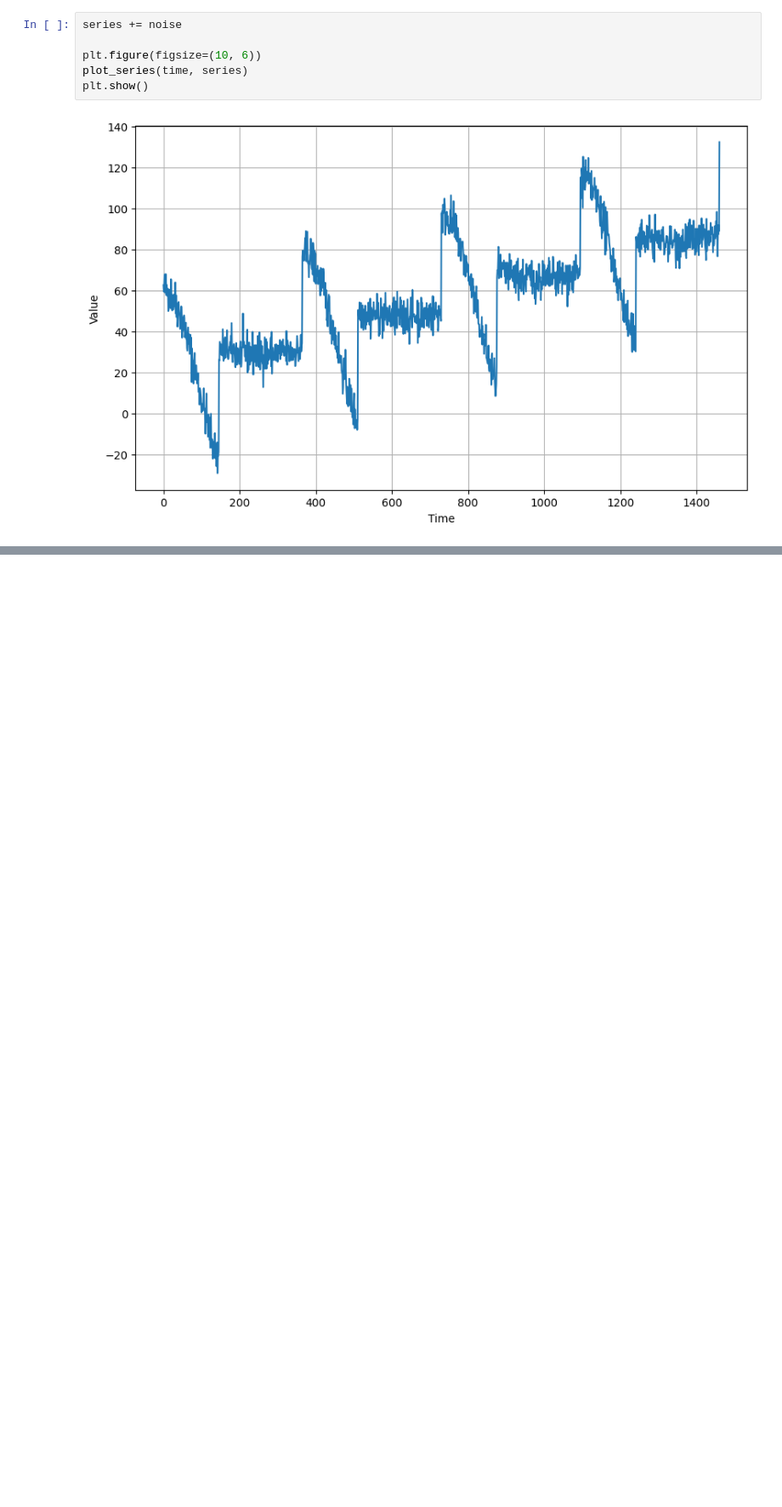
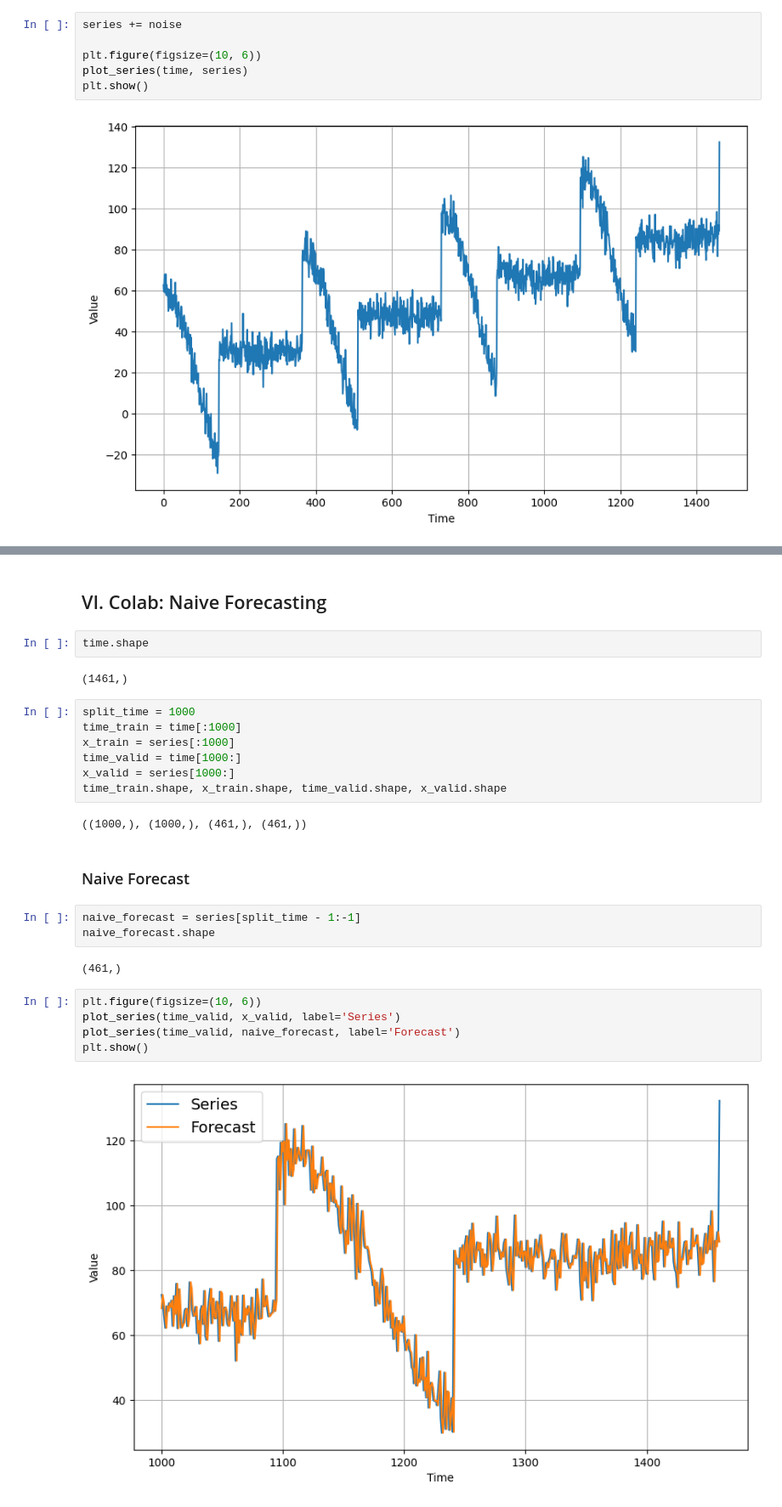
Before and after one commit to sambitmukherjee/handson-ml3-pytorch, a Jupyter notebook: bonus/udacity/Intro_to_TF_for_DL/Lesson_8_A.ipynb, the cells around one changed output, grey strips where cells are left out. Shown: that part at 85% size. Saved outputs shown, nothing was run; the diff lists cells and outputs as text; blank space fills up the shorter version.

Commit message:
Completed till "VIII. Colab: Moving Average and Differencing"

```diff
--- a/bonus/udacity/Intro_to_TF_for_DL/Lesson_8_A.ipynb
+++ b/bonus/udacity/Intro_to_TF_for_DL/Lesson_8_A.ipynb
@@ -99,0 +102,29 @@ We shall call this the 'Geron Synthetic Time Series' (named after Aurelien Geron
+# %% [markdown]
+## VI. Colab: Naive Forecasting
+# %%
+time.shape
+# %% [output]
+(1461,)
+# %%
+split_time = 1000
+time_train = time[:1000]
+x_train = series[:1000]
+time_valid = time[1000:]
+x_valid = series[1000:]
+time_train.shape, x_train.shape, time_valid.shape, x_valid.shape
+# %% [output]
+((1000,), (1000,), (461,), (461,))
+# %% [markdown]
+### Naive Forecast
+# %%
+naive_forecast = series[split_time - 1:-1]
+naive_forecast.shape
+# %% [output]
+(461,)
+# %%
+plt.figure(figsize=(10, 6))
+plot_series(time_valid, x_valid, label='Series')
+plot_series(time_valid, naive_forecast, label='Forecast')
+plt.show()
+# %% [output]
+[figure, added]
```
Also changed, not shown: parts of 10 cells of this notebook.
